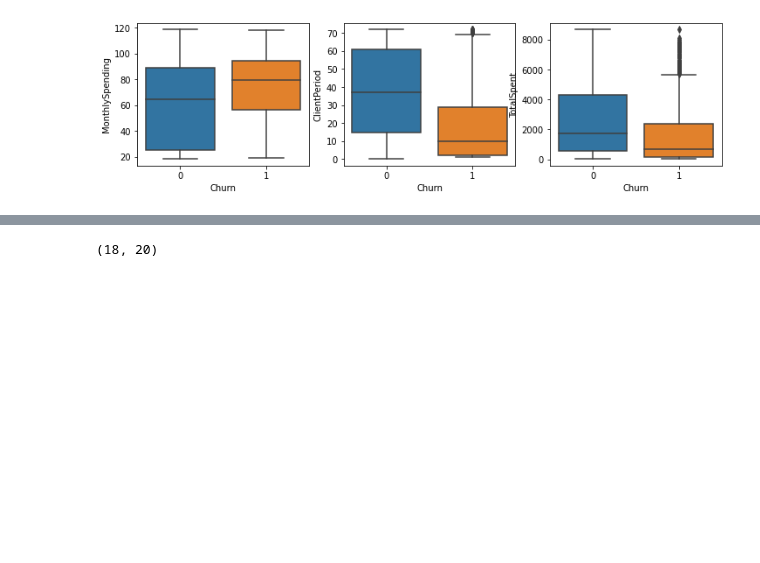
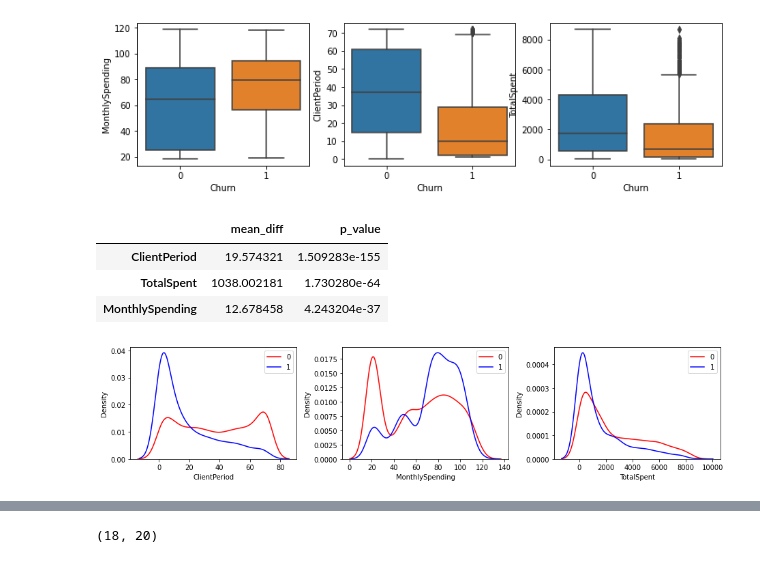
Before and after one commit to MitrofanovDmitry/study, a Jupyter notebook: practice/60 customer churn (dls)/5.ipynb, the cells around one changed output, grey strips where cells are left out. Saved outputs shown, nothing was run; the diff lists cells and outputs as text; code cells hidden in the pictures; blank space fills up the shorter version.

```diff
--- a/practice/60 customer churn (dls)/5.ipynb
+++ b/practice/60 customer churn (dls)/5.ipynb
@@ -204,6 +200,49 @@ sns.boxplot(x='Churn', y='ClientPeriod', data=train_data, ax=axes.flat[1])
 sns.boxplot(x='Churn', y='TotalSpent', data=train_data, ax=axes.flat[2]);
 # %% [output]
 [figure]
+# %%
+# Correlation between numeric features and categorical target
+# Selecting numeric features based on difference in means of each class
+# Mann-Whitney rank test for numeric features and categorical target variable
+# Checking if our numeric features have signifficant difference in means (positive and negative class)
+# All of our numeric features have significantly different means of each target class
+
+def get_p_value(data, num_col, target_col):
+    target = data[target_col]
+    neg = data.loc[target == 0, num_col].dropna()
+    pos = data.loc[target == 1, num_col].dropna()
+    if len(neg) < 10 or len(pos) < 10: return 1
+    return stats.mannwhitneyu(neg, pos)[1]
+
+def show_significant_features(data, num_cols, target_col):
+    target = data[target_col]
+    means_neg = data.loc[target == 0, num_cols].mean()
+    means_pos = data.loc[target == 1, num_cols].mean()
+    mean_diff = np.abs(means_pos - means_neg)
+    p_values = [get_p_value(data, col, target_col) for col in num_cols]
+    df = pd.DataFrame({'mean_diff': mean_diff, 'p_value': p_values})
+    display(df[df['p_value'] < 0.01].sort_values('p_value'))
+
+def show_density_distribution(data, num_cols, target_col):
+    target = data[target_col]
+    fig, axes = plt.subplots(1, 3, figsize=(13, 3))
+    for c, ax in zip(num_cols, axes.flat):
+        sns.kdeplot(data.loc[target == 0, c], color='r', ax=ax, label=0)
+        sns.kdeplot(data.loc[target == 1, c], color='b', ax=ax, label=1)
+        ax.set_xlabel(c); ax.legend();
+    fig.tight_layout()
+
+data = train_data.copy()
+data['TotalSpent'] = pd.to_numeric(data['TotalSpent'], errors='coerce')
+
+show_significant_features(data, num_cols, target_col)
+show_density_distribution(data, num_cols, target_col)
+# %% [output]
+|  | mean_diff | p_value |
+| ClientPeriod | 19.574321 | 1.509283e-155 |
+| TotalSpent | 1038.002181 | 1.730280e-64 |
+| MonthlySpending | 12.678458 | 4.243204e-37 |
+[figure, added]
 # %%
 # Checking for outliers
 # ClientPeriod: 18 outliers (Churn = 1, > 69.5)
```
Also changed, not shown: parts of 10 cells of this notebook, 2 other files.
